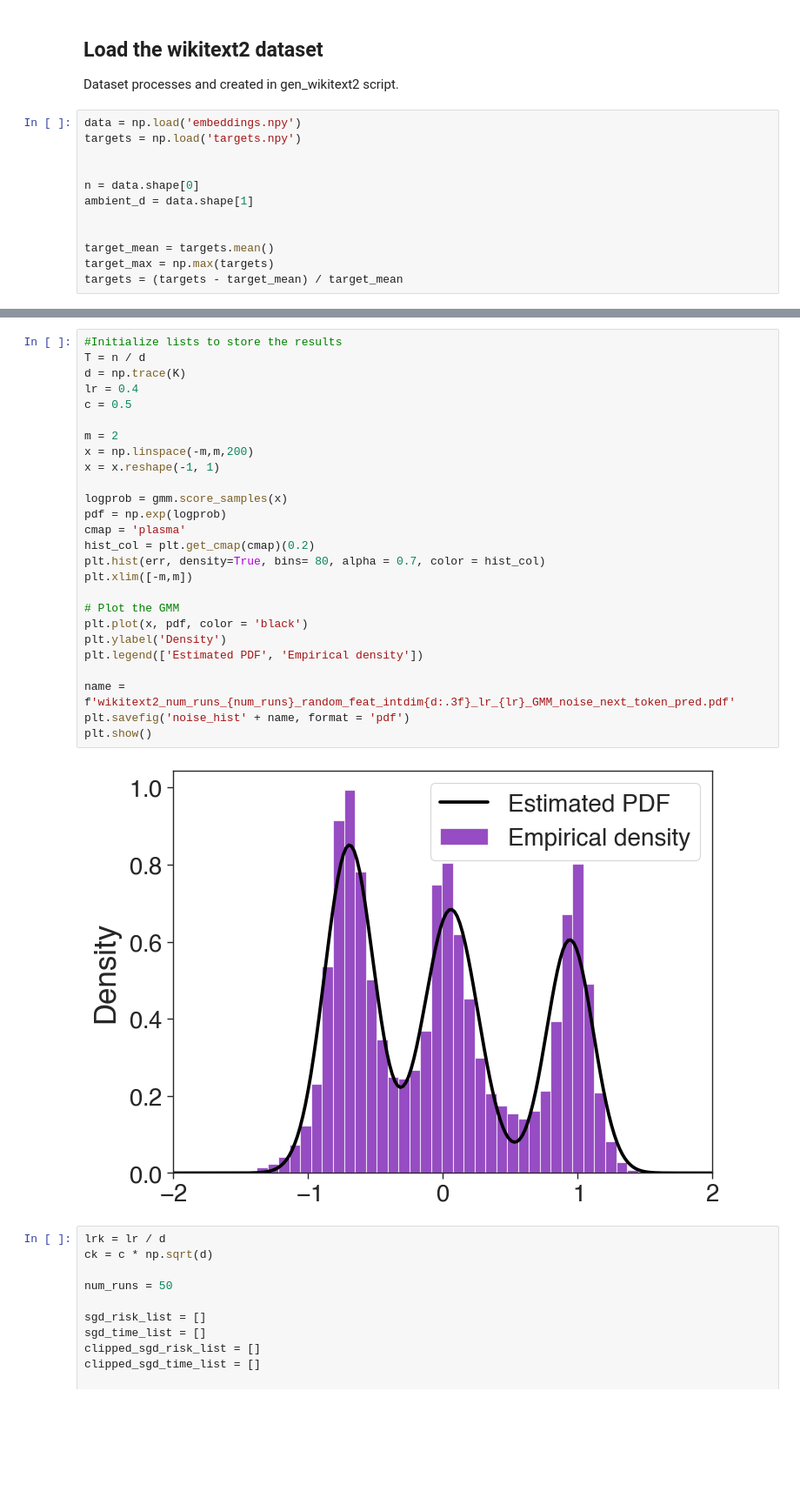
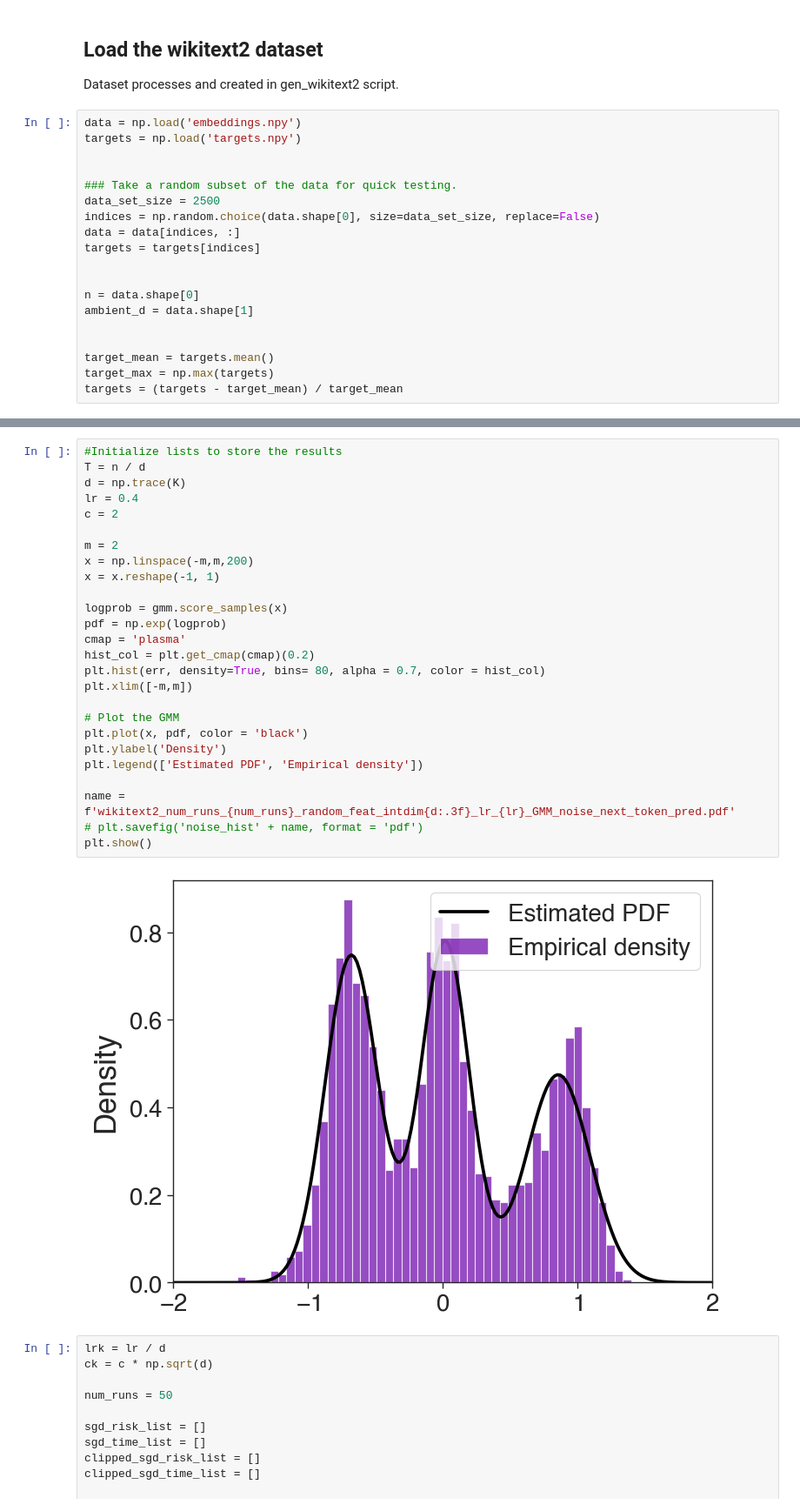
Before and after one commit to nmarzz/clip, a Jupyter notebook: clip/text_sentiment.ipynb, the cells around one changed output, grey strips where cells are left out. Shown: that part at 87% size. Cells and saved outputs as stored; diff of their text form; blank space fills up the shorter version.

```diff
--- a/clip/text_sentiment.ipynb
+++ b/clip/text_sentiment.ipynb
@@ -72,6 +73,13 @@ Dataset processes and created in gen_wikitext2 script.
 # %%
 data = np.load('embeddings.npy')
 targets = np.load('targets.npy')
+
+
+### Take a random subset of the data for quick testing.
+data_set_size = 2500
+indices = np.random.choice(data.shape[0], size=data_set_size, replace=False)
+data = data[indices, :]
+targets = targets[indices]
 
 
 n = data.shape[0]
@@ -187,31 +195,31 @@ Scale (std dev): 0.6775191460909389
 # %%
 #Initialize lists to store the results
 T = n / d
 d = np.trace(K)
 lr = 0.4
-c = 0.5
+c = 2
 
 m = 2
 x = np.linspace(-m,m,200)
 x = x.reshape(-1, 1)
 
 logprob = gmm.score_samples(x)
 pdf = np.exp(logprob)
 cmap = 'plasma'
 hist_col = plt.get_cmap(cmap)(0.2)
 plt.hist(err, density=True, bins= 80, alpha = 0.7, color = hist_col)
 plt.xlim([-m,m])
 
 # Plot the GMM
 plt.plot(x, pdf, color = 'black')
 plt.ylabel('Density')
 plt.legend(['Estimated PDF', 'Empirical density'])
 
 name = f'wikitext2_num_runs_{num_runs}_random_feat_intdim{d:.3f}_lr_{lr}_GMM_noise_next_token_pred.pdf'
-plt.savefig('noise_hist' + name, format = 'pdf')
+# plt.savefig('noise_hist' + name, format = 'pdf')
 plt.show()
 # %% [output]
-[figure, old version]
+[figure, new version]
 # %%
 lrk = lr / d
 ck = c * np.sqrt(d)
```
Also changed, not shown: parts of 18 cells of this notebook, 6 other files.
